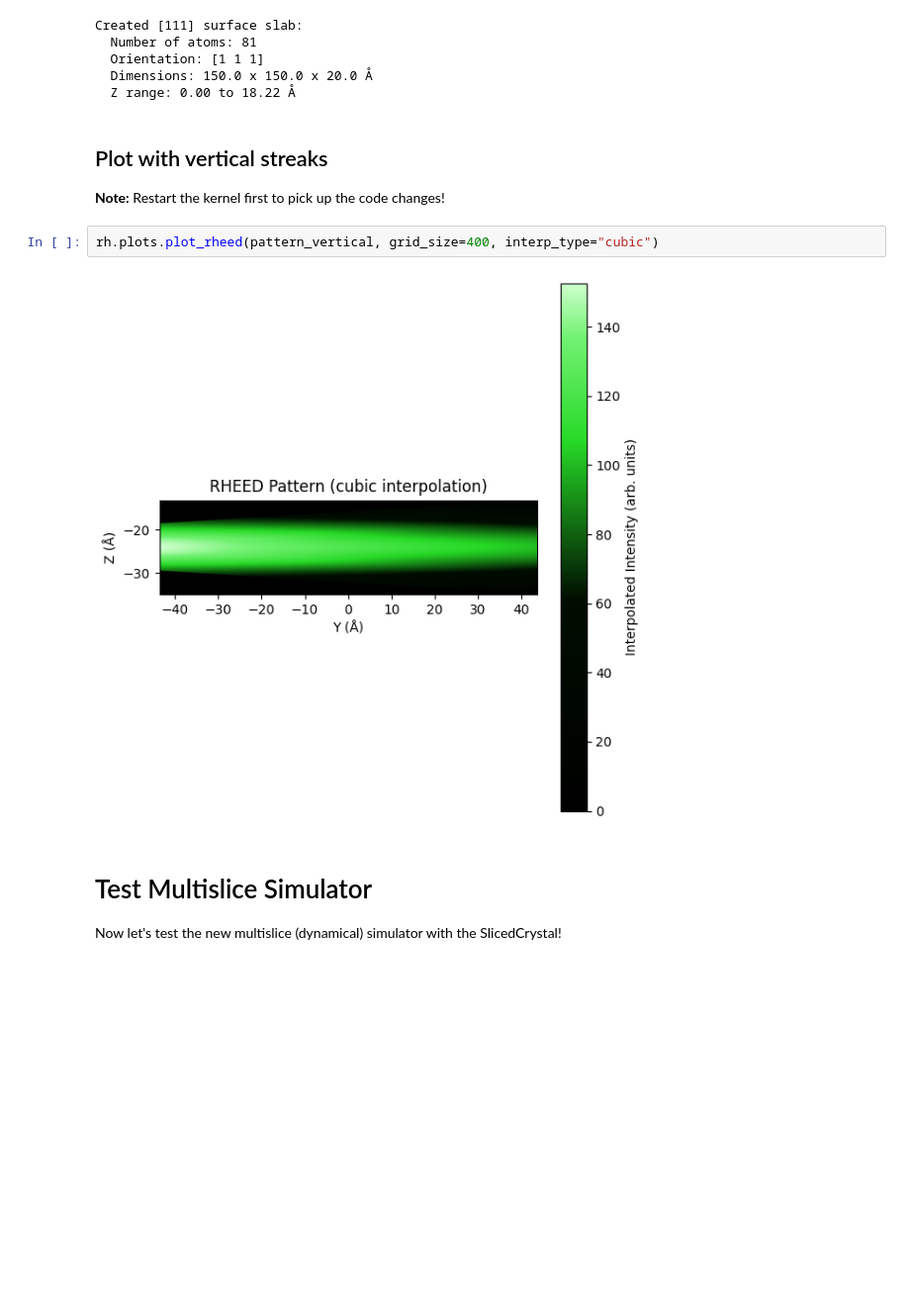
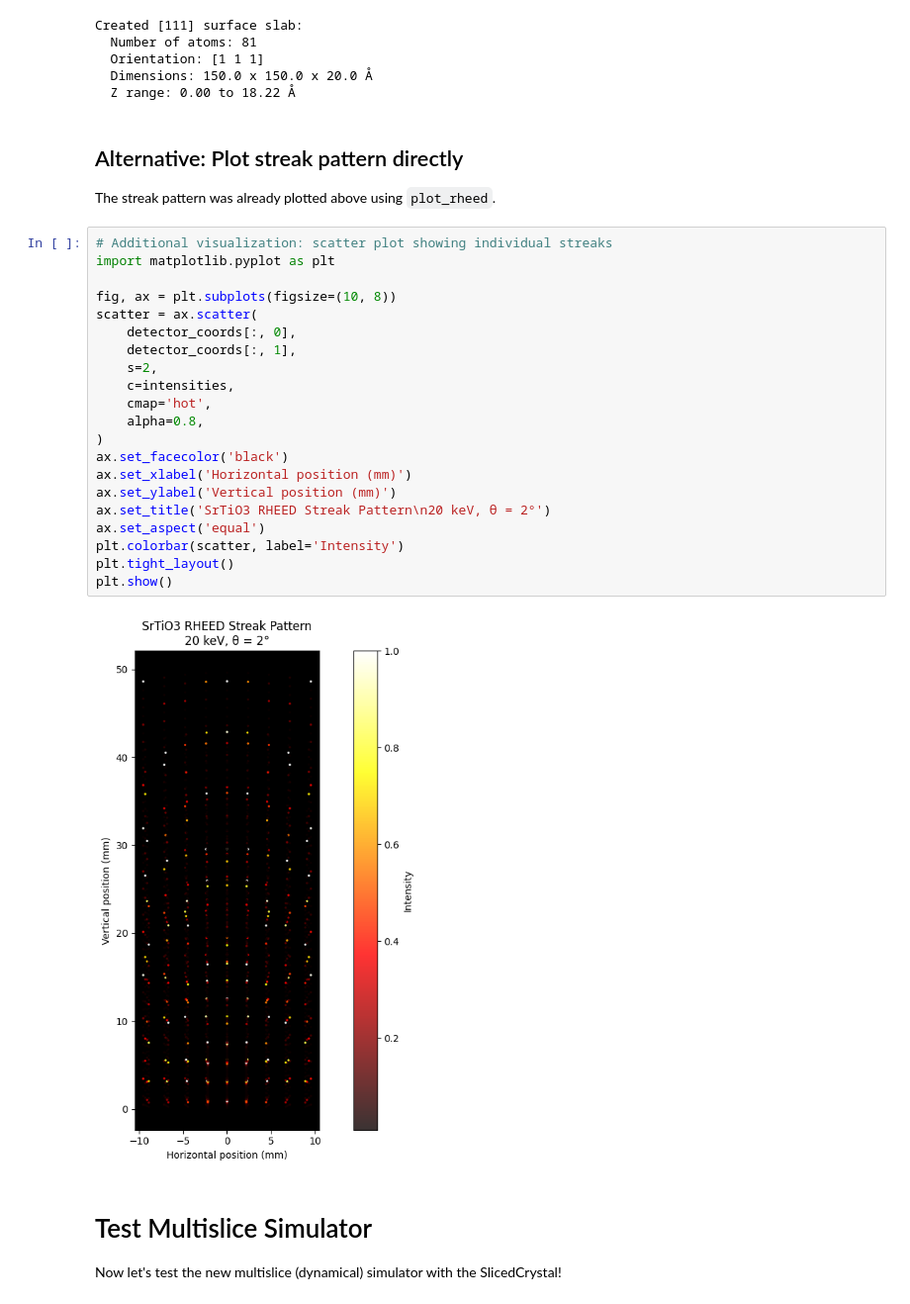
Before and after one commit to debangshu-mukherjee/rheedium, a Jupyter notebook: tutorials/02_kinematic_SrTiO3.ipynb, the cells around one changed output. Shown at 99% size. Cells and saved outputs as stored; diff of their text form; blank space fills up the shorter version.

```diff
--- a/tutorials/02_kinematic_SrTiO3.ipynb
+++ b/tutorials/02_kinematic_SrTiO3.ipynb
@@ -200,14 +206,33 @@ Created [111] surface slab:
   Orientation: [1 1 1]
   Dimensions: 150.0 x 150.0 x 20.0 Å
   Z range: 0.00 to 18.22 Å
-# %% [markdown]
-## Plot with vertical streaks
-
-**Note:** Restart the kernel first to pick up the code changes!
-# %%
-rh.plots.plot_rheed(pattern_vertical, grid_size=400, interp_type="cubic")
-# %% [output]
-[figure, removed]
+# %% [markdown]
+## Alternative: Plot streak pattern directly
+
+The streak pattern was already plotted above using `plot_rheed`.
+# %%
+# Additional visualization: scatter plot showing individual streaks
+import matplotlib.pyplot as plt
+
+fig, ax = plt.subplots(figsize=(10, 8))
+scatter = ax.scatter(
+    detector_coords[:, 0],
+    detector_coords[:, 1],
+    s=2,
+    c=intensities,
+    cmap='hot',
+    alpha=0.8,
+)
+ax.set_facecolor('black')
+ax.set_xlabel('Horizontal position (mm)')
+ax.set_ylabel('Vertical position (mm)')
+ax.set_title('SrTiO3 RHEED Streak Pattern\n20 keV, θ = 2°')
+ax.set_aspect('equal')
+plt.colorbar(scatter, label='Intensity')
+plt.tight_layout()
+plt.show()
+# %% [output]
+[figure, added]
 # %% [markdown]
 # Test Multislice Simulator
 
```
Also changed, not shown: parts of 21 cells of this notebook, 5 other files.
